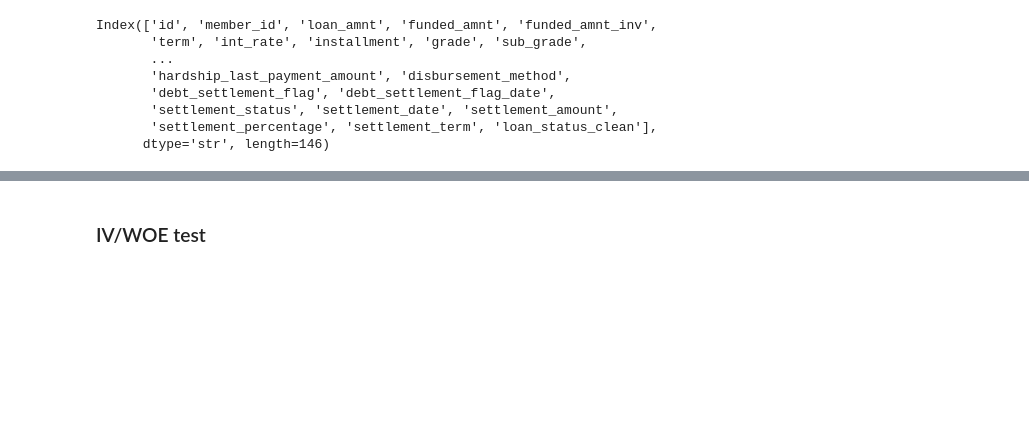
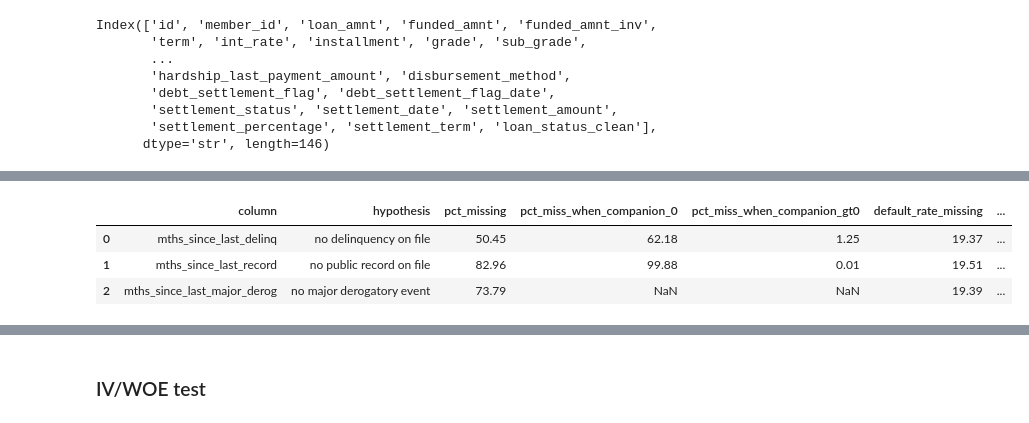
Before and after one commit to yusharif1605-dev/Credit-Scoring, a Jupyter notebook: Notebook/process.ipynb, the cells around one changed output, grey strips where cells are left out. Cells and saved outputs as stored; diff of their text form; code cells hidden in the pictures; blank space fills up the shorter version.

```diff
--- a/Notebook/process.ipynb
+++ b/Notebook/process.ipynb
@@ -154,0 +245,40 @@ Index(['id', 'member_id', 'loan_amnt', 'funded_amnt', 'funded_amnt_inv',
+# %%
+# Cell 3 — structural missingness hypothesis tests
+# Hypothesis: X is missing precisely when the underlying event never occurred.
+
+structural_hypotheses = {
+    "mths_since_last_delinq":       ("delinq_2yrs", "no delinquency on file"),
+    "mths_since_last_record":       ("pub_rec", "no public record on file"),
+    "mths_since_last_major_derog":  (None, "no major derogatory event"),
+}
+
+rows = []
+for col, (companion, meaning) in structural_hypotheses.items():
+    if col not in eda_df.columns:
+        continue
+    is_miss = eda_df[col].isna()
+    row = {
+        "column": col,
+        "hypothesis": meaning,
+        "pct_missing": round(is_miss.mean() * 100, 2),
+    }
+    if companion and companion in eda_df.columns:
+        comp_zero = eda_df[companion].fillna(-1) == 0
+        # if structural, missing should be a near-perfect match for companion == 0
+        row["pct_miss_when_companion_0"] = round(is_miss[comp_zero].mean() * 100, 2)
+        row["pct_miss_when_companion_gt0"] = round(is_miss[~comp_zero].mean() * 100, 2)
+    # informative missingness: does the missing group default at a different rate?
+    row["default_rate_missing"] = round(eda_df.loc[is_miss, TARGET].mean() * 100, 2)
+    row["default_rate_present"] = round(eda_df.loc[~is_miss, TARGET].mean() * 100, 2)
+    rows.append(row)
+
+structural = pd.DataFrame(rows)
+structural["rate_gap_pp"] = (
+    structural["default_rate_missing"] - structural["default_rate_present"]
+).round(2)
+structural
+# %% [output]
+|  | column | hypothesis | pct_missing | pct_miss_when_companion_0 | pct_miss_when_companion_gt0 | default_rate_missing | ... |
+| 0 | mths_since_last_delinq | no delinquency on file | 50.45 | 62.18 | 1.25 | 19.37 | ... |
+| 1 | mths_since_last_record | no public record on file | 82.96 | 99.88 | 0.01 | 19.51 | ... |
+| 2 | mths_since_last_major_derog | no major derogatory event | 73.79 | NaN | NaN | 19.39 | ... |
```
Also changed, not shown: parts of 13 cells of this notebook, 1 other file.
